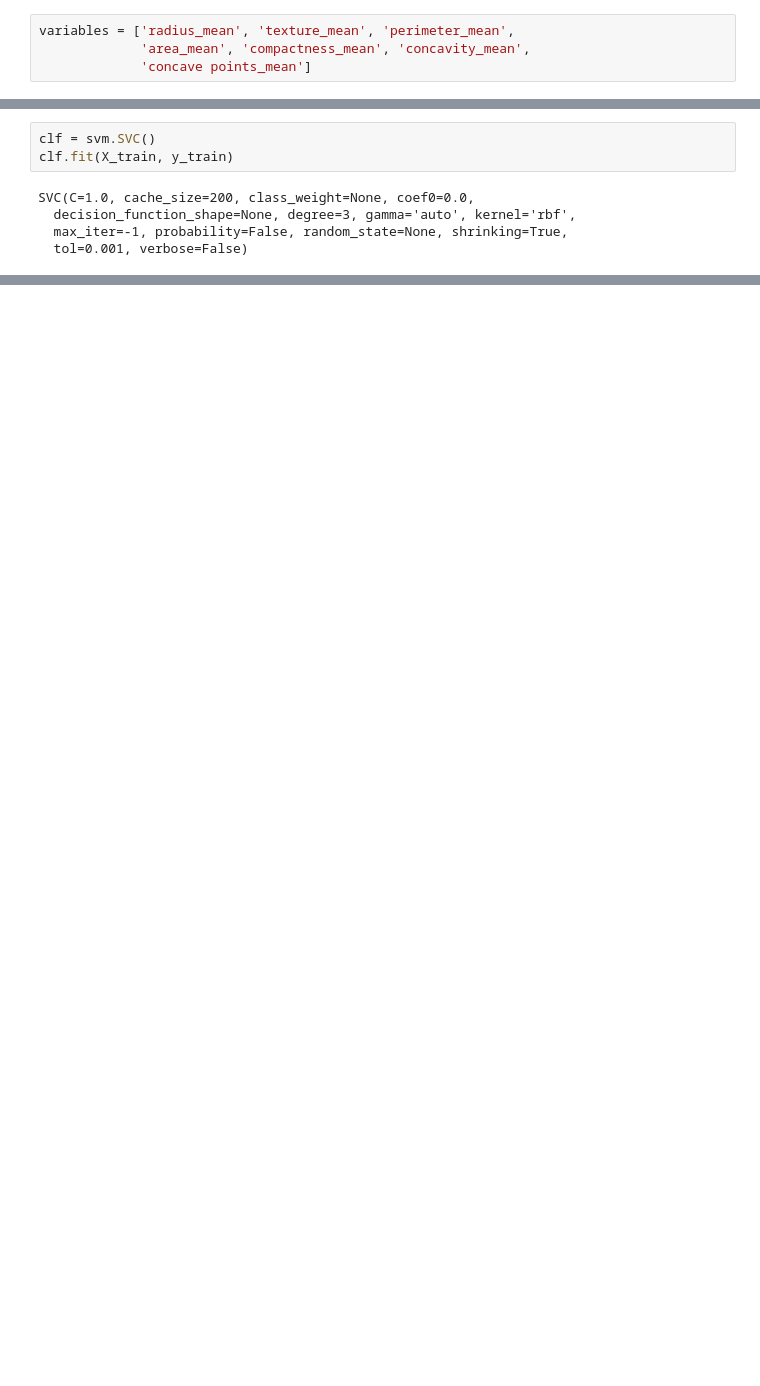
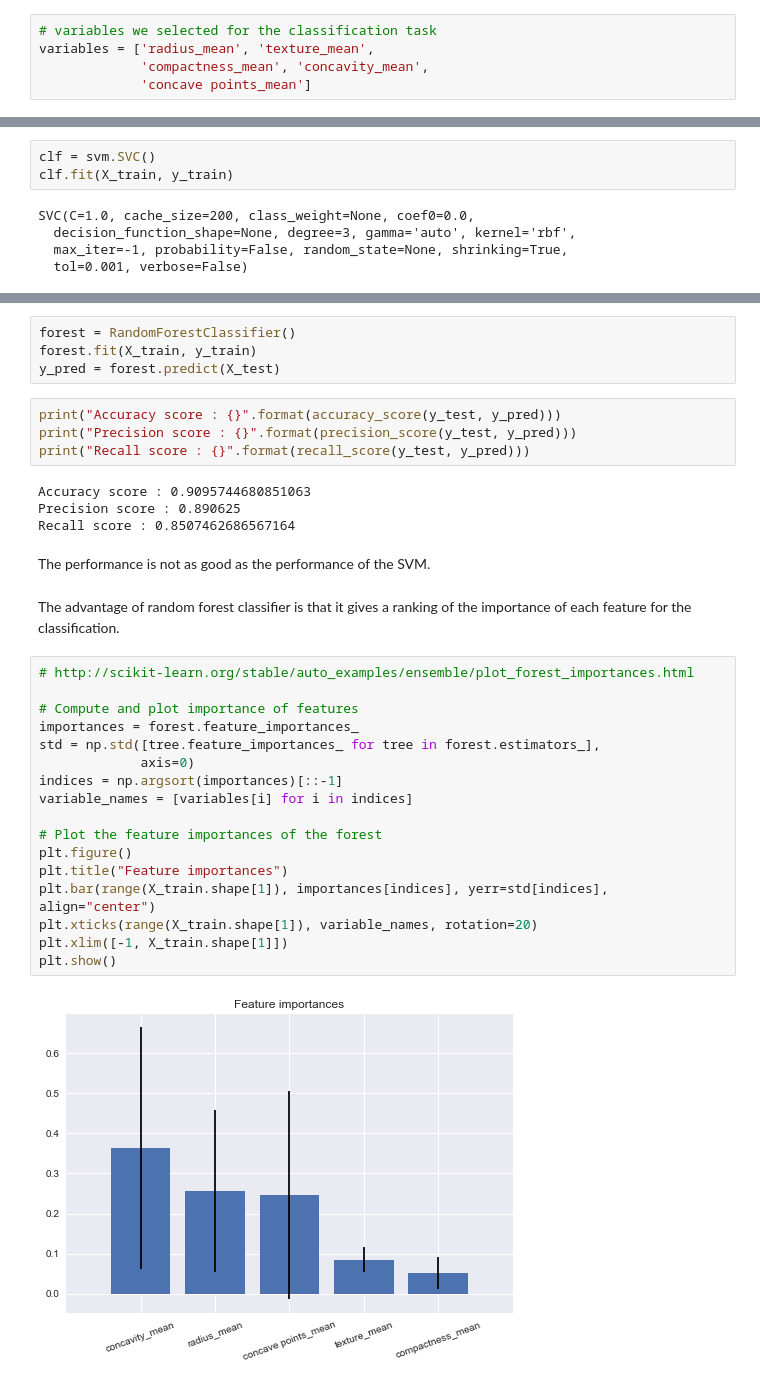
Before and after one commit to NicolasSchreuder/BreastCancerWisconsin, a Jupyter notebook: main.ipynb, the cells around one changed output, grey strips where cells are left out. Drawn from its saved outputs; the diff is of its cells as text; blank space fills up the shorter version.

```diff
--- a/main.ipynb
+++ b/main.ipynb
@@ -56,4 +103,5 @@ We observe that the distributions of the fractal dimension, the symmetry, the sm
 # %%
-variables = ['radius_mean', 'texture_mean', 'perimeter_mean',
-             'area_mean', 'compactness_mean', 'concavity_mean',
+# variables we selected for the classification task
+variables = ['radius_mean', 'texture_mean',
+             'compactness_mean', 'concavity_mean',
              'concave points_mean']
@@ -114,0 +190,35 @@ accuracy_score(y_test, y_pred)
+# %%
+forest = RandomForestClassifier()
+forest.fit(X_train, y_train)
+y_pred = forest.predict(X_test)
+# %%
+print("Accuracy score : {}".format(accuracy_score(y_test, y_pred)))
+print("Precision score : {}".format(precision_score(y_test, y_pred)))
+print("Recall score : {}".format(recall_score(y_test, y_pred)))
+# %% [output]
+Accuracy score : 0.9095744680851063
+Precision score : 0.890625
+Recall score : 0.8507462686567164
+# %% [markdown]
+The performance is not as good as the performance of the SVM.
+# %% [markdown]
+The advantage of random forest classifier is that it gives a ranking of the importance of each feature for the classification.
+# %%
+# http://scikit-learn.org/stable/auto_examples/ensemble/plot_forest_importances.html
+
+# Compute and plot importance of features
+importances = forest.feature_importances_
+std = np.std([tree.feature_importances_ for tree in forest.estimators_],
+             axis=0)
+indices = np.argsort(importances)[::-1]
+variable_names = [variables[i] for i in indices]
+
+# Plot the feature importances of the forest
+plt.figure()
+plt.title("Feature importances")
+plt.bar(range(X_train.shape[1]), importances[indices], yerr=std[indices], align="center")
+plt.xticks(range(X_train.shape[1]), variable_names, rotation=20)
+plt.xlim([-1, X_train.shape[1]])
+plt.show()
+# %% [output]
+[figure, added]
```
Also changed, not shown: parts of 57 cells of this notebook.
